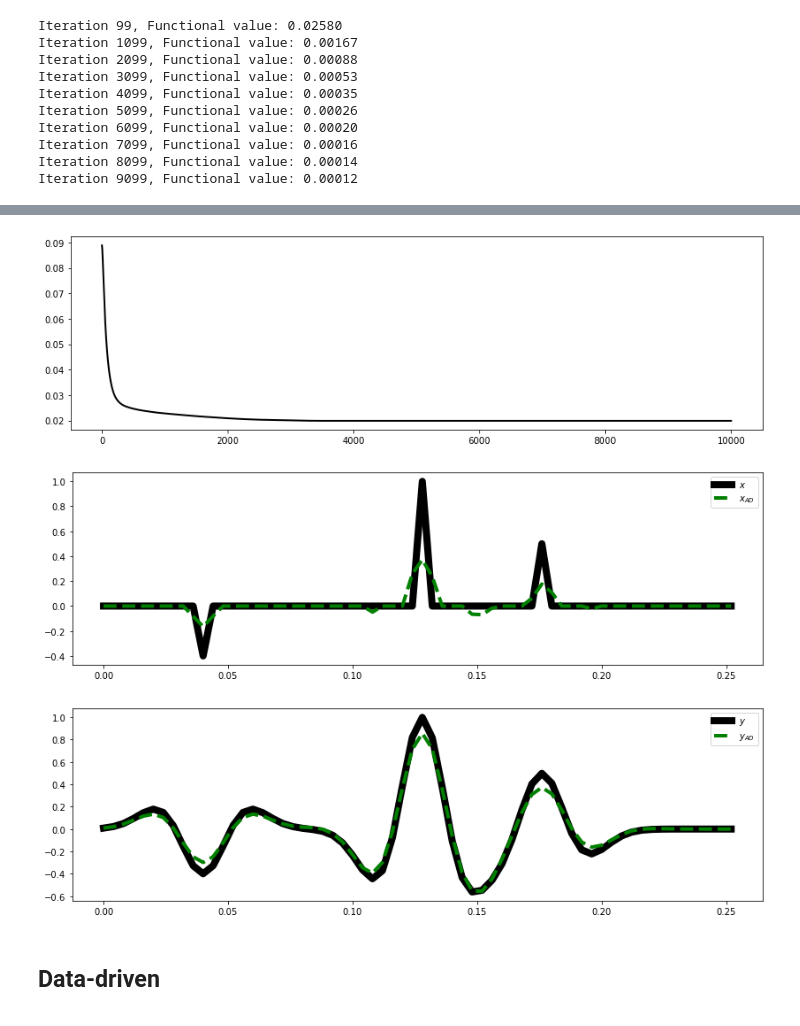
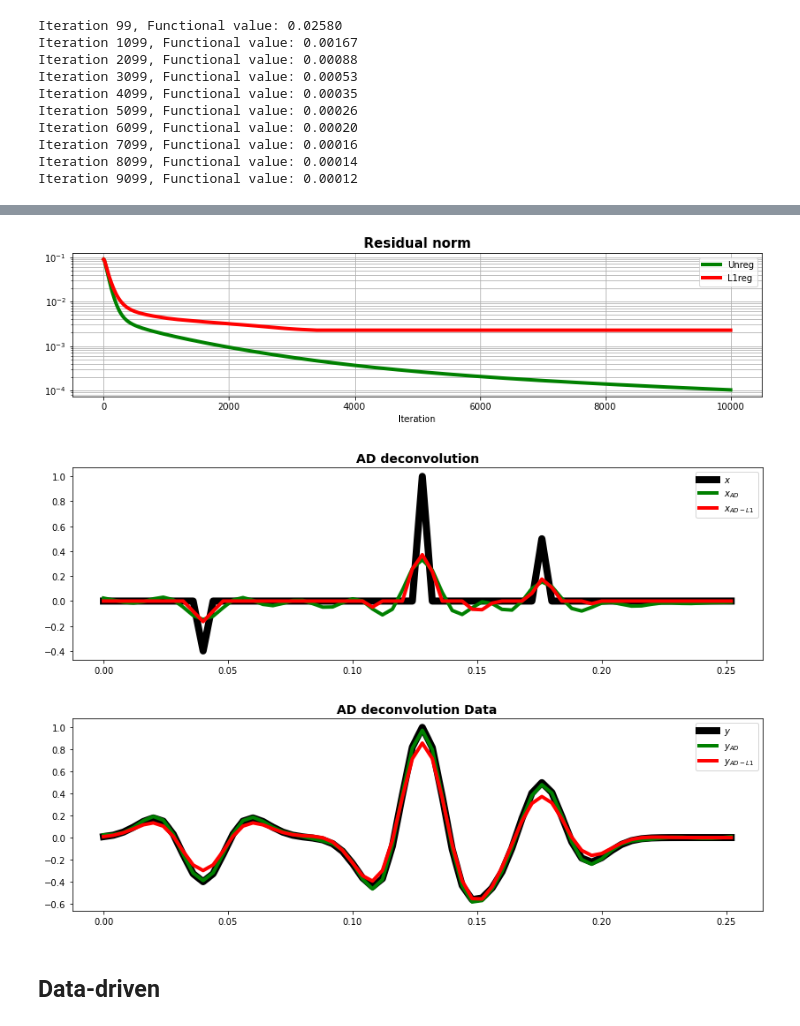
Before and after one commit to PyLops/pylops_transform2022, a Jupyter notebook: Decon.ipynb, the cells around one changed output, grey strips where cells are left out. Saved outputs shown, nothing was run; the diff lists cells and outputs as text; code cells hidden in the pictures.

```diff
--- a/Decon.ipynb
+++ b/Decon.ipynb
@@ -328,22 +429,26 @@ ytorch = torch.from_numpy(y).float()
 #ytorch = torch.from_numpy(yn).float()
 
 # Model
-xad = torch.zeros(nt, dtype=torch.float)
-xad.requires_grad = True
+xad1 = torch.zeros(nt, dtype=torch.float)
+xad1.requires_grad = True
 
 # Optimizer
-optimizer = torch.optim.SGD([xad], lr=1e-3, momentum=0.9)
+optimizer = torch.optim.SGD([xad1], lr=1e-3, momentum=0.9)
 scheduler = torch.optim.lr_scheduler.ReduceLROnPlateau(optimizer, 'min', verbose=True)
 
 # Optimization with L1 norm
 niters = 10000
 eps = 1e-2
-loss_history = []
+resad1 = []
 for i in range(niters):
     optimizer.zero_grad()
-    ypred = Cop_torch.apply(xad)
-    lossd = torch.mean((ytorch-ypred)**2)
-    reg = torch.sum(torch.abs(xad))
+    # forward
+    yad1 = Cop_torch.apply(xad1)
+    # data term
+    lossd = torch.mean((ytorch-yad1)**2)
+    # L1 reg
+    reg = torch.sum(torch.abs(xad1))
+    # total loss
     loss = lossd + eps * reg
     loss.backward()
     optimizer.step()
@@ -353,7 +458,7 @@ for i in range(niters):
         scheduler.step(loss)
 
     # logging
-    loss_history.append(loss.item())
+    resad1.append(lossd.item())
     if i % 1000 == 99:
         print(f'Iteration {i}, Functional value: {loss.item():.5f}')
 # %% [output]
@@ -373,21 +478,31 @@ Iteration 7099, Functional value: 0.01989
 Iteration 8099, Functional value: 0.01989
 Iteration 9099, Functional value: 0.01989
 # %%
-fig, ax = plt.subplots(1, 1, figsize=(14, 4))
-ax.plot(loss_history, 'k', lw=2)
+fig, ax = plt.subplots(1, 1, figsize=(14, 3))
+ax.semilogy(resad, "g", lw=4, label='Unreg')
+ax.semilogy(resad1, "r", lw=4, label='L1reg')
+ax.set_title("Residual norm", size=15, fontweight="bold")
+ax.set_xlabel("Iteration")
+ax.legend()
+ax.grid(True, which="both")
 
 fig, ax = plt.subplots(1, 1, figsize=(14, 4))
 ax.plot(t, x, "k", lw=8, label=r"$x$")
-ax.plot(t, xad.detach().numpy(), "--g", lw=4, label=r"$x_{AD}$")
+ax.plot(t, xad.detach().numpy(), "g", lw=4, label=r"$x_{AD}$")
+ax.plot(t, xad1.detach().numpy(), "r", lw=4, label=r"$x_{AD-L1}$")
+ax.set_title("AD deconvolution", fontsize=14, fontweight="bold")
 ax.legend()
 
 fig, ax = plt.subplots(1, 1, figsize=(14, 4))
 ax.plot(t, y, "k", lw=8, label=r"$y$")
-ax.plot(t, ypred.detach().numpy(), "--g", lw=4, label=r"$y_{AD}$")
+ax.plot(t, yad.detach().numpy(), "g", lw=4, label=r"$y_{AD}$")
+ax.plot(t, yad1.detach().numpy(), "r", lw=4, label=r"$y_{AD-L1}$")
+ax.set_title("AD deconvolution Data", fontsize=14, fontweight="bold")
+ax.legend()
 ax.legend();
 # %% [output]
-[figure, old version]
+[figure, new version]
-[figure, old version]
+[figure, new version]
-[figure, old version]
+[figure, new version]
 # %% [markdown]
 ## Data-driven
```
Also changed, not shown: parts of 45 cells of this notebook, 2 other files.
